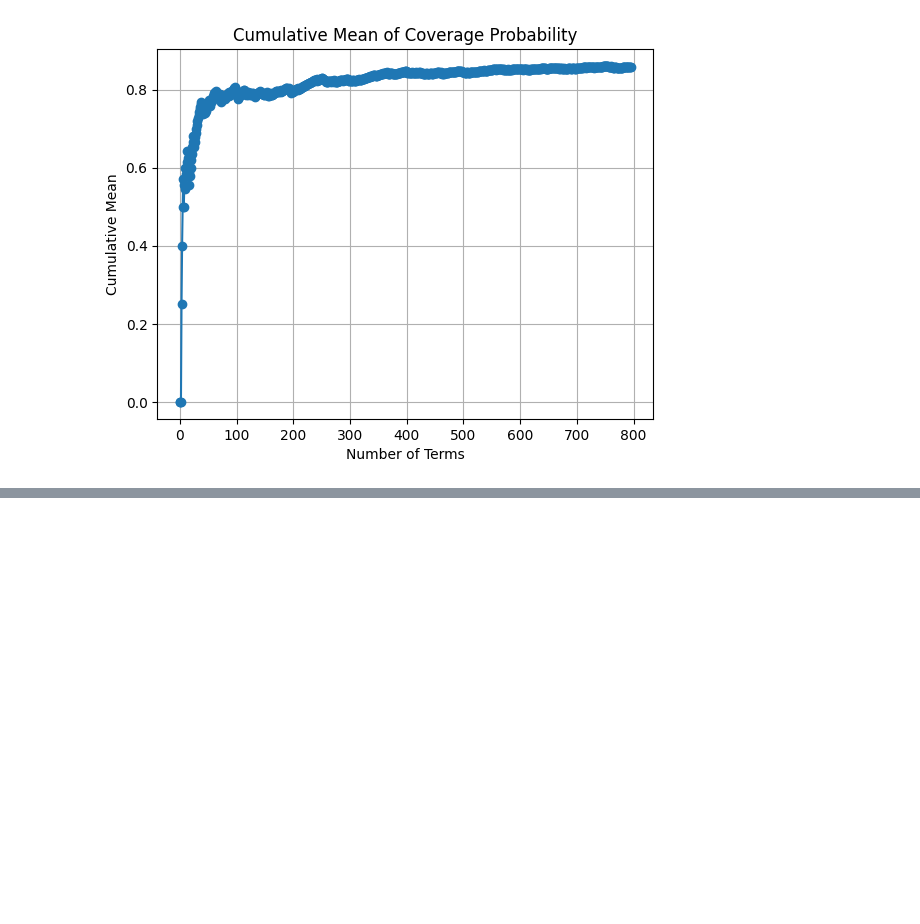
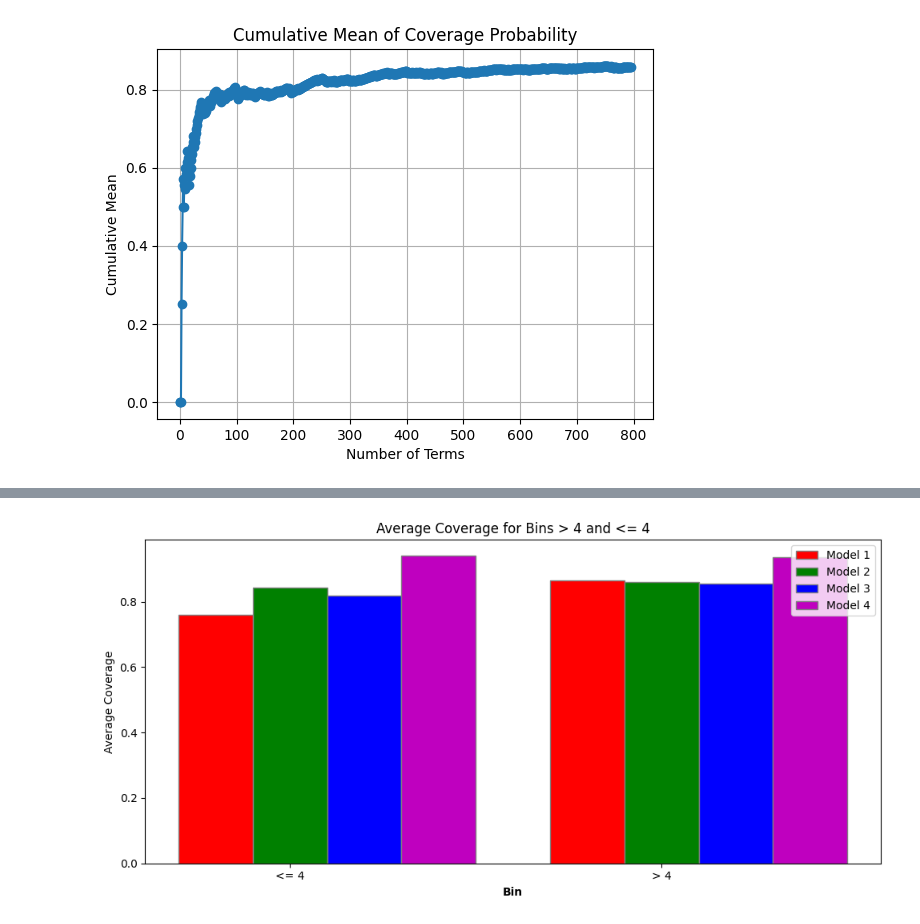
Before and after one commit to zhanghuanyu0619/Distribution_Free_Inference, a Jupyter notebook: Rina2_ZHY alpha tilde changed (renew).ipynb, the cells around one changed output, grey strips where cells are left out. Saved outputs shown, nothing was run; the diff lists cells and outputs as text; code cells hidden in the pictures; blank space fills up the shorter version.

```diff
--- a/Rina2_ZHY alpha tilde changed (renew).ipynb
+++ b/Rina2_ZHY alpha tilde changed (renew).ipynb
@@ -626,0 +642,57 @@ plt.show()
+# %%
+import matplotlib.pyplot as plt
+
+# Assuming ACI_model_X.X and ACI_model_X.coverage are your lists
+X1 = ACI_model_1.X[2:]
+coverage1 = ACI_model_1.coverage
+coverage2 = ACI_model_2.coverage_all
+coverage3 = ACI_model_3.coverage_all
+coverage4 = ACI_model_4.coverage_all
+
+# For two bins: > 4 and <= 4
+bins = ['<= 4', '> 4']
+averages1 = []
+averages2 = []
+averages3 = []
+averages4 = []
+
+# Calculate the average for <= 4
+indices_le_4 = [i for i, x in enumerate(X1) if x <= 4]
+averages1.append(sum(coverage1[i] for i in indices_le_4) / len(indices_le_4) if indices_le_4 else 0)
+averages2.append(sum(coverage2[i] for i in indices_le_4) / len(indices_le_4) if indices_le_4 else 0)
+averages3.append(sum(coverage3[i] for i in indices_le_4) / len(indices_le_4) if indices_le_4 else 0)
+averages4.append(sum(coverage4[i] for i in indices_le_4) / len(indices_le_4) if indices_le_4 else 0)
+
+# Calculate the average for > 4
+indices_gt_4 = [i for i, x in enumerate(X1) if x > 4]
+averages1.append(sum(coverage1[i] for i in indices_gt_4) / len(indices_gt_4) if indices_gt_4 else 0)
+averages2.append(sum(coverage2[i] for i in indices_gt_4) / len(indices_gt_4) if indices_gt_4 else 0)
+averages3.append(sum(coverage3[i] for i in indices_gt_4) / len(indices_gt_4) if indices_gt_4 else 0)
+averages4.append(sum(coverage4[i] for i in indices_gt_4) / len(indices_gt_4) if indices_gt_4 else 0)
+
+# Plotting the average of corresponding elements in the two bins for all models
+plt.figure(figsize=(10, 5))
+bar_width = 0.2
+index = range(len(bins))
+
+# Set position of bar on X axis
+r1 = index
+r2 = [x + bar_width for x in r1]
+r3 = [x + bar_width for x in r2]
+r4 = [x + bar_width for x in r3]
+
+plt.bar(r1, averages1, color='r', width=bar_width, edgecolor='grey', label='Model 1')
+plt.bar(r2, averages2, color='g', width=bar_width, edgecolor='grey', label='Model 2')
+plt.bar(r3, averages3, color='b', width=bar_width, edgecolor='grey', label='Model 3')
+plt.bar(r4, averages4, color='m', width=bar_width, edgecolor='grey', label='Model 4')
+
+plt.xlabel('Bin', fontweight='bold')
+plt.xticks([r + bar_width for r in range(len(averages1))], bins)
+plt.ylabel('Average Coverage')
+plt.title('Average Coverage for Bins > 4 and <= 4')
+
+plt.legend()
+plt.tight_layout()
+plt.show()
+# %% [output]
+[figure, added]
```
Also changed, not shown: parts of 6 cells of this notebook, 4 other files.
